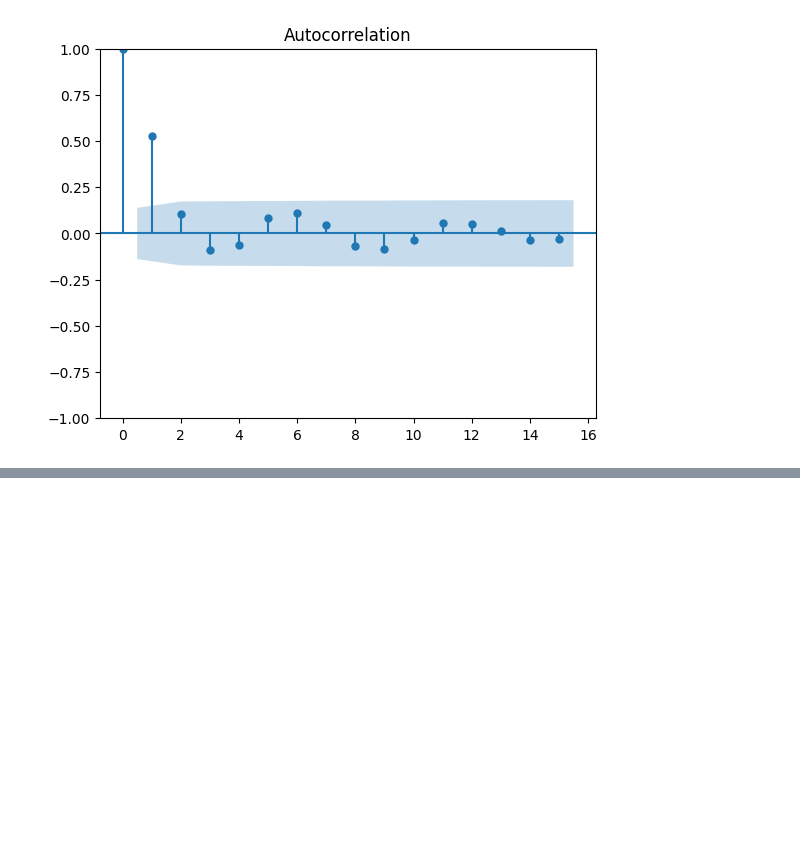
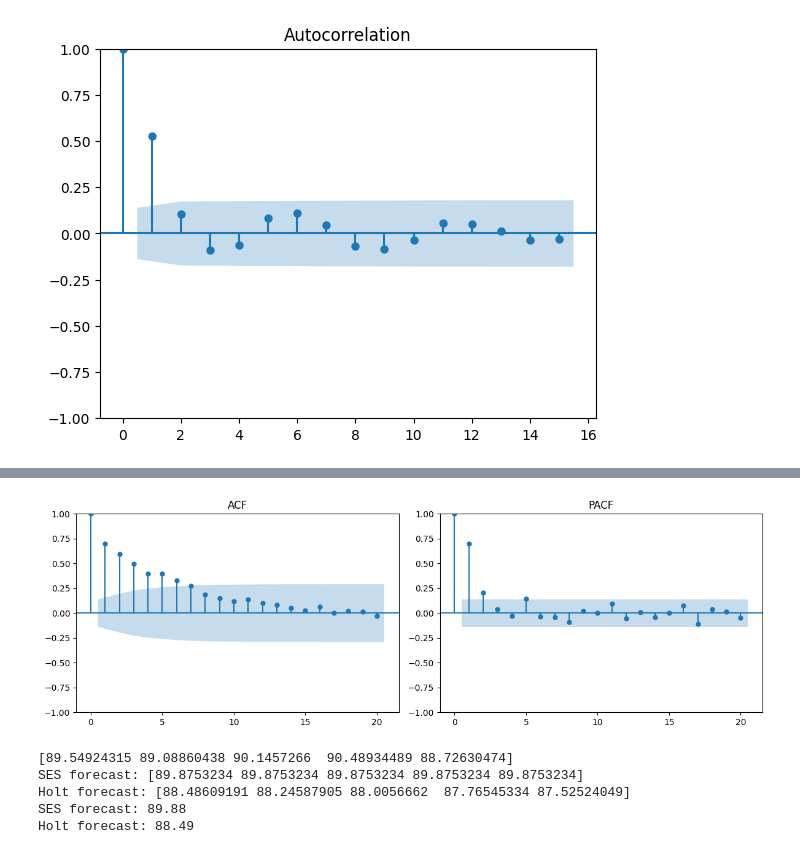
Before and after one commit to daemonX10/Notes, a Jupyter notebook: 01_foundations_mathematics/02_time_series/code.ipynb, the cells around one changed output, grey strips where cells are left out. Cells and saved outputs as stored; diff of their text form; code cells hidden in the pictures; blank space fills up the shorter version.

```diff
--- a/01_foundations_mathematics/02_time_series/code.ipynb
+++ b/01_foundations_mathematics/02_time_series/code.ipynb
@@ -472,0 +533,57 @@ MA Coefficients: [-0.08324121  0.64111976  0.22554765  0.85475105]
+# %%
+
+from statsmodels.graphics.tsaplots import plot_acf, plot_pacf
+import matplotlib.pyplot as plt
+import numpy as np
+
+# Pipeline: Generate data -> Plot ACF & PACF -> Identify model type
+
+np.random.seed(42)
+n = 200
+
+# AR(2) process
+y_ar = np.zeros(n)
+for t in range(2, n):
+    y_ar[t] = 0.6*y_ar[t-1] + 0.2*y_ar[t-2] + np.random.randn()
+
+# Plot both
+fig, axes = plt.subplots(1, 2, figsize=(12, 4))
+plot_acf(y_ar, lags=20, ax=axes[0], title='ACF')
+plot_pacf(y_ar, lags=20, ax=axes[1], title='PACF')
+plt.tight_layout()
+plt.show()
+
+# Output: ACF tails off, PACF cuts off after lag 2 → AR(2)
+# %% [output]
+[figure, added]
+# %%
+
+from statsmodels.tsa.holtwinters import SimpleExpSmoothing, ExponentialSmoothing
+import numpy as np
+
+# Pipeline: Create data -> Fit model -> Forecast
+
+np.random.seed(42)
+n = 50
+data = 100 + np.cumsum(np.random.randn(n))  # trending data
+print(data[-5:])  # Show last 5 values
+# Simple Exponential Smoothing
+ses_model = SimpleExpSmoothing(data).fit(smoothing_level=0.3)
+ses_forecast = ses_model.forecast(5)
+
+# Holt's method (with trend)
+holt_model = ExponentialSmoothing(data, trend='add').fit()
+holt_forecast = holt_model.forecast(5)
+print("SES forecast:", ses_forecast)
+print("Holt forecast:", holt_forecast)
+
+print(f"SES forecast: {ses_forecast[0]:.2f}")
+print(f"Holt forecast: {holt_forecast[0]:.2f}")
+
+# Output: Holt's captures trend better; SES stays flat
+# %% [output]
+[89.54924315 89.08860438 90.1457266  90.48934489 88.72630474]
+SES forecast: [89.8753234 89.8753234 89.8753234 89.8753234 89.8753234]
+Holt forecast: [88.48609191 88.24587905 88.0056662  87.76545334 87.52524049]
+SES forecast: 89.88
+Holt forecast: 88.49
```
Also changed, not shown: parts of 5 cells of this notebook, 1 other file.
